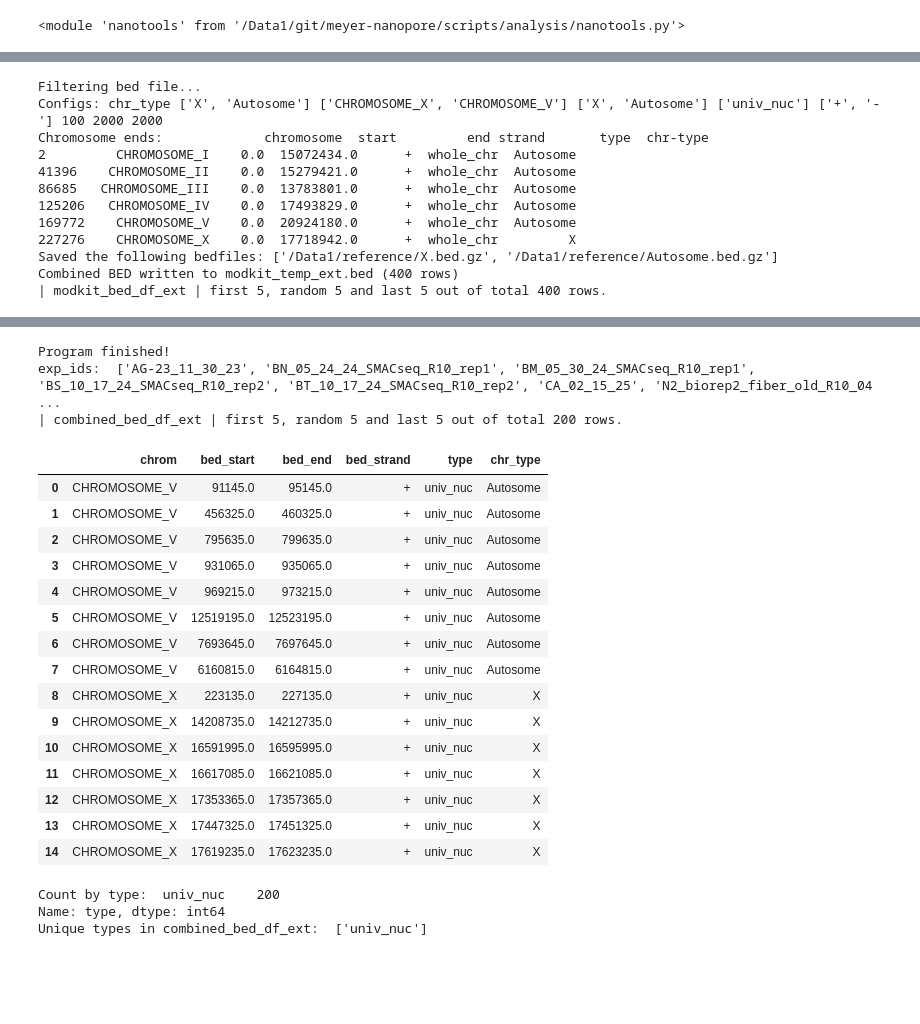
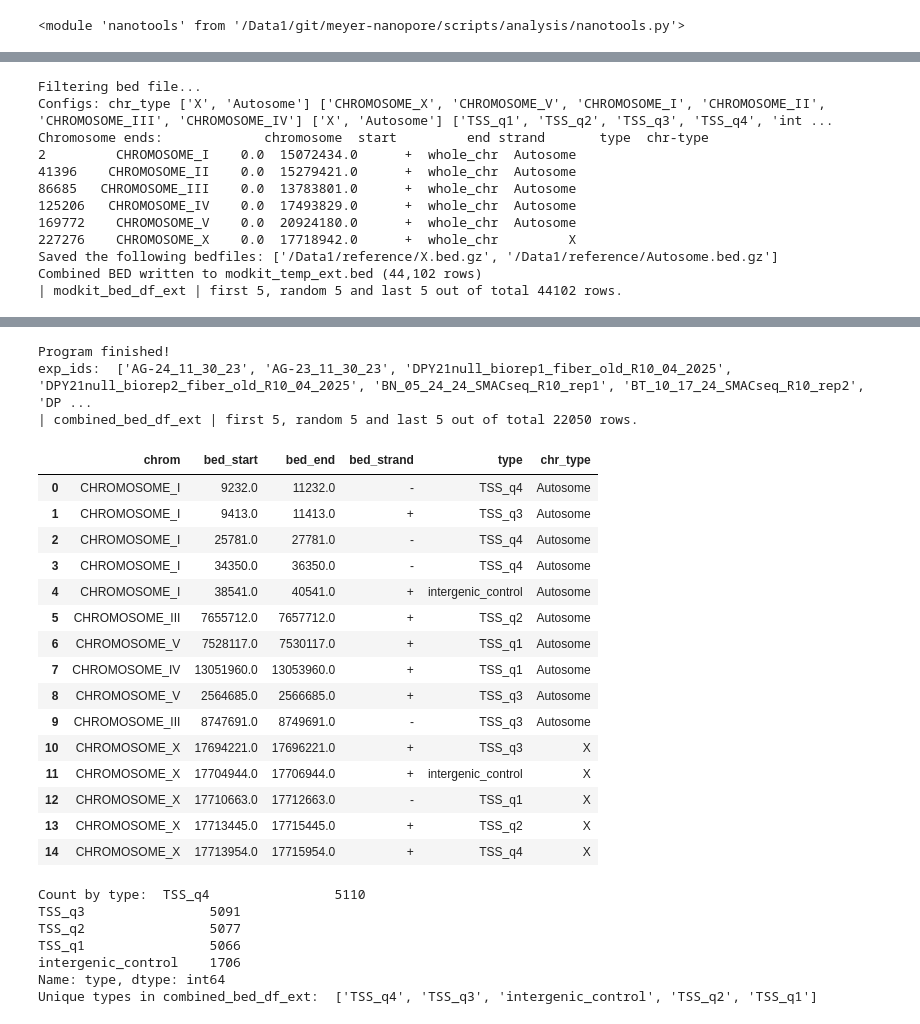
Before and after one commit to the-meyer-lab/meyer-nanopore, a Jupyter notebook: scripts/analysis/fiber_chip_replication_8_18_2025.1.ipynb, the cells around one changed output, grey strips where cells are left out. Saved outputs shown, nothing was run; the diff lists cells and outputs as text; code cells hidden in the pictures; blank space fills up the shorter version.

```diff
--- a/scripts/analysis/fiber_chip_replication_8_18_2025.1.ipynb
+++ b/scripts/analysis/fiber_chip_replication_8_18_2025.1.ipynb
@@ -66,11 +66,11 @@ analysis_cond = [
     "N2_old_R10",
     "N2_young_R10",
     "N2_mid_R10",
-    "SDC2deg_comb_R10",
+    "SDC2deg_old_R10",
     "SDC3deg_old_R10",
-    "DPY27deg_comb_R10",
-    "DPY21null_comb_R10",
-
+    "DPY27deg_old_R10",
+    "DPY21null_old_R10",
+    "DPY21jmjc_old_R10"
     #"N2_rep1",
     #"N2_rep2",
     #"N2_rep3",
@@ -131,6 +131,11 @@ if compare_type == "COND":
     input_metadata = pd.read_csv("/Data1/git/meyer-nanopore/scripts/bam_input_metadata_8_18_2025_COND_estim.txt", sep="\t", header=0)
 else:
     input_metadata = pd.read_csv("/Data1/git/meyer-nanopore/scripts/bam_input_metadata_4_28_2025_BATCH.txt", sep="\t", header=0)
+
+# Print subset of dataframe where "conditions" contains "dpy21"
+print(input_metadata[input_metadata["conditions"].str.contains("dpy21", case=False, na=False)])
+
+
 # Set bam_files equal to list of items in column bam_files where conditions == N2_fiber
 bam_files = input_metadata[input_metadata["conditions"].isin(analysis_cond)]["bam_files"].tolist()
 ft_files = [x.replace(".bam", "_ftools0p8.bed") for x in bam_files]
@@ -187,7 +205,7 @@ chr_type_selected = ["X", "Autosome"]
 
 #
 
-type_selected = ["univ_nuc"]#,'nDCC1', 'nDCC10', 'nDCC11', 'nDCC12', 'nDCC13', 'nDCC14', 'nDCC15', 'nDCC16', 'nDCC17', 'nDCC18', 'nDCC19', 'nDCC2', 'nDCC20', 'nDCC21', 'nDCC22', 'nDCC23', 'nDCC3', 'nDCC4', 'nDCC5', 'nDCC6', 'nDCC7', 'nDCC8', 'nDCC9', 'Prex1', 'Prex11', 'Prex14', 'Prex15', 'Prex16', 'Prex2', 'Prex20', 'Prex21', 'Prex22', 'Prex23', 'Prex25', 'Prex26', 'Prex27', 'Prex3', 'Prex30', 'Prex31', 'Prex6', 'Prex7', 'rex1', 'rex14', 'rex16', 'rex17', 'rex18', 'rex19', 'rex2', 'rex20', 'rex21', 'rex23', 'rex24', 'rex25', 'rex26', 'rex27', 'rex28', 'rex29', 'rex3', 'rex31', 'rex32', 'rex33', 'rex34', 'rex35', 'rex36', 'rex37', 'rex38', 'rex39', 'rex4', 'rex40', 'rex41', 'rex42', 'rex43', 'rex44', 'rex45', 'rex46', 'rex47', 'rex48', 'rex5', 'rex6', 'rex7', 'rex8']
+type_selected = ["TSS_q1","TSS_q2","TSS_q3","TSS_q4","intergenic_control"]#["intergenic_control","univ_nuc",'nDCC1', 'nDCC10', 'nDCC11', 'nDCC12', 'nDCC13', 'nDCC14', 'nDCC15', 'nDCC16', 'nDCC17', 'nDCC18', 'nDCC19', 'nDCC2', 'nDCC20', 'nDCC21', 'nDCC22', 'nDCC23', 'nDCC3', 'nDCC4', 'nDCC5', 'nDCC6', 'nDCC7', 'nDCC8', 'nDCC9', 'Prex1', 'Prex11', 'Prex14', 'Prex15', 'Prex16', 'Prex2', 'Prex20', 'Prex21', 'Prex22', 'Prex23', 'Prex25', 'Prex26', 'Prex27', 'Prex3', 'Prex30', 'Prex31', 'Prex6', 'Prex7', 'rex1', 'rex14', 'rex16', 'rex17', 'rex18', 'rex19', 'rex2', 'rex20', 'rex21', 'rex23', 'rex24', 'rex25', 'rex26', 'rex27', 'rex28', 'rex29', 'rex3', 'rex31', 'rex32', 'rex33', 'rex34', 'rex35', 'rex36', 'rex37', 'rex38', 'rex39', 'rex4', 'rex40', 'rex41', 'rex42', 'rex43', 'rex44', 'rex45', 'rex46', 'rex47', 'rex48', 'rex5', 'rex6', 'rex7', 'rex8']
 
 #"LMN1_only_damID","EMR1_only_damID","her-1_FULL","sex-1_FULL"
 #,"DPY27_chip_q2","DPY27_chip_q3","DPY27_chip_q4","intergenic_control"
@@ -196,17 +214,17 @@ type_selected = ["univ_nuc"]#,'nDCC1', 'nDCC10', 'nDCC11', 'nDCC12', 'nDCC13', '
 # ATAC_seq_EXCL_dpy27_ol100 | ATAC_seq;DPY27_ol100
 # "motif_weak_dcc_1","motif_weak_dcc_2","motif_weak_dcc_3","motif_weak_dcc_4","motif_weak_dcc_5","motif_weak_dcc_6","motif_weak_dcc_7","motif_weak_dcc_8","motif_weak_dcc_9","motif_weak_dcc_10"
 
-max_regions = 100 # max regions to consider; 0 = full set;
-chromosome_selected = ["CHROMOSOME_X","CHROMOSOME_V"]#,"CHROMOSOME_I", "CHROMOSOME_II", "CHROMOSOME_III", "CHROMOSOME_IV"]
+max_regions = 0 # max regions to consider; 0 = full set;
+chromosome_selected = ["CHROMOSOME_X","CHROMOSOME_V","CHROMOSOME_I", "CHROMOSOME_II", "CHROMOSOME_III", "CHROMOSOME_IV"]
 strand_selected = ["+","-"] #+ and/or -
 select_opp_strand = True #If you want to select both + and - strands for all regions set to True
 down_sample_autosome = False # If you want to downsample autosome genes to match number of X genes set to True
 if chr_type_selected == ["X"]:
     down_sample_autosome = False
 bed_file = "/Data1/reference/tss_tes_rex_combined_v30_WS235.bed"
-bed_window = 2000   # +/- around bed elements.
-intergenic_window = 2000 # +/- around intergenic regions
-num_bins = 1000 #bins for metagene plot
+bed_window = 1000   # +/- around bed elements.
+intergenic_window = 1000 # +/- around intergenic regions
+num_bins = 400 #bins for metagene plot
 mods = "a" # {A,CG,A+CG}
 if sample_source == "chr_type":
     selection = chr_type_selected
@@ -272,7 +290,7 @@ if not bed_path.exists():
 print("Unique types in combined_bed_df_ext: ", combined_bed_df_ext["type"].unique().tolist())
 # %% [output]
 Filtering bed file...
-Configs: chr_type ['X', 'Autosome'] ['CHROMOSOME_X', 'CHROMOSOME_V'] ['X', 'Autosome'] ['univ_nuc'] ['+', '-'] 100 2000 2000
+Configs: chr_type ['X', 'Autosome'] ['CHROMOSOME_X', 'CHROMOSOME_V', 'CHROMOSOME_I', 'CHROMOSOME_II', 'CHROMOSOME_III', 'CHROMOSOME_IV'] ['X', 'Autosome'] ['TSS_q1', 'TSS_q2', 'TSS_q3', 'TSS_q4', 'int ...
 Chromosome ends:             chromosome  start         end strand       type  chr-type
 2         CHROMOSOME_I    0.0  15072434.0      +  whole_chr  Autosome
 41396    CHROMOSOME_II    0.0  15279421.0      +  whole_chr  Autosome
@@ -281,6 +299,6 @@ Chromosome ends:             chromosome  start         end strand       type  ch
 169772    CHROMOSOME_V    0.0  20924180.0      +  whole_chr  Autosome
 227276    CHROMOSOME_X    0.0  17718942.0      +  whole_chr         X
 Saved the following bedfiles: ['/Data1/reference/X.bed.gz', '/Data1/reference/Autosome.bed.gz']
-Combined BED written to modkit_temp_ext.bed (400 rows)
-| modkit_bed_df_ext | first 5, random 5 and last 5 out of total 400 rows.
+Combined BED written to modkit_temp_ext.bed (44,102 rows)
+| modkit_bed_df_ext | first 5, random 5 and last 5 out of total 44102 rows.
 |  | 0 | 1 | 2 | 3 | 4 | 5 |
@@ -302,25 +320,29 @@ Combined BED written to modkit_temp_ext.bed (400 rows)
 Program finished!
-exp_ids:  ['AG-23_11_30_23', 'BN_05_24_24_SMACseq_R10_rep1', 'BM_05_30_24_SMACseq_R10_rep1', 'BS_10_17_24_SMACseq_R10_rep2', 'BT_10_17_24_SMACseq_R10_rep2', 'CA_02_15_25', 'N2_biorep2_fiber_old_R10_04 ...
-| combined_bed_df_ext | first 5, random 5 and last 5 out of total 200 rows.
+exp_ids:  ['AG-24_11_30_23', 'AG-23_11_30_23', 'DPY21null_biorep1_fiber_old_R10_04_2025', 'DPY21null_biorep2_fiber_old_R10_04_2025', 'BN_05_24_24_SMACseq_R10_rep1', 'BT_10_17_24_SMACseq_R10_rep2', 'DP ...
+| combined_bed_df_ext | first 5, random 5 and last 5 out of total 22050 rows.
 |  | chrom | bed_start | bed_end | bed_strand | type | chr_type |
-| 0 | CHROMOSOME_V | 91145.0 | 95145.0 | + | univ_nuc | Autosome |
-| 1 | CHROMOSOME_V | 456325.0 | 460325.0 | + | univ_nuc | Autosome |
-| 2 | CHROMOSOME_V | 795635.0 | 799635.0 | + | univ_nuc | Autosome |
-| 3 | CHROMOSOME_V | 931065.0 | 935065.0 | + | univ_nuc | Autosome |
-| 4 | CHROMOSOME_V | 969215.0 | 973215.0 | + | univ_nuc | Autosome |
-| 5 | CHROMOSOME_V | 12519195.0 | 12523195.0 | + | univ_nuc | Autosome |
-| 6 | CHROMOSOME_V | 7693645.0 | 7697645.0 | + | univ_nuc | Autosome |
-| 7 | CHROMOSOME_V | 6160815.0 | 6164815.0 | + | univ_nuc | Autosome |
-| 8 | CHROMOSOME_X | 223135.0 | 227135.0 | + | univ_nuc | X |
-| 9 | CHROMOSOME_X | 14208735.0 | 14212735.0 | + | univ_nuc | X |
-| 10 | CHROMOSOME_X | 16591995.0 | 16595995.0 | + | univ_nuc | X |
-| 11 | CHROMOSOME_X | 16617085.0 | 16621085.0 | + | univ_nuc | X |
-| 12 | CHROMOSOME_X | 17353365.0 | 17357365.0 | + | univ_nuc | X |
-| 13 | CHROMOSOME_X | 17447325.0 | 17451325.0 | + | univ_nuc | X |
-| 14 | CHROMOSOME_X | 17619235.0 | 17623235.0 | + | univ_nuc | X |
+| 0 | CHROMOSOME_I | 9232.0 | 11232.0 | - | TSS_q4 | Autosome |
+| 1 | CHROMOSOME_I | 9413.0 | 11413.0 | + | TSS_q3 | Autosome |
+| 2 | CHROMOSOME_I | 25781.0 | 27781.0 | - | TSS_q4 | Autosome |
+| 3 | CHROMOSOME_I | 34350.0 | 36350.0 | - | TSS_q4 | Autosome |
+| 4 | CHROMOSOME_I | 38541.0 | 40541.0 | + | intergenic_control | Autosome |
+| 5 | CHROMOSOME_III | 7655712.0 | 7657712.0 | + | TSS_q2 | Autosome |
+| 6 | CHROMOSOME_V | 7528117.0 | 7530117.0 | + | TSS_q1 | Autosome |
+| 7 | CHROMOSOME_IV | 13051960.0 | 13053960.0 | + | TSS_q1 | Autosome |
+| 8 | CHROMOSOME_V | 2564685.0 | 2566685.0 | + | TSS_q3 | Autosome |
+| 9 | CHROMOSOME_III | 8747691.0 | 8749691.0 | - | TSS_q3 | Autosome |
+| 10 | CHROMOSOME_X | 17694221.0 | 17696221.0 | + | TSS_q3 | X |
+| 11 | CHROMOSOME_X | 17704944.0 | 17706944.0 | + | intergenic_control | X |
+| 12 | CHROMOSOME_X | 17710663.0 | 17712663.0 | - | TSS_q1 | X |
+| 13 | CHROMOSOME_X | 17713445.0 | 17715445.0 | + | TSS_q2 | X |
+| 14 | CHROMOSOME_X | 17713954.0 | 17715954.0 | + | TSS_q4 | X |
-Count by type:  univ_nuc    200
+Count by type:  TSS_q4                5110
+TSS_q3                5091
+TSS_q2                5077
+TSS_q1                5066
+intergenic_control    1706
 Name: type, dtype: int64
-Unique types in combined_bed_df_ext:  ['univ_nuc']
+Unique types in combined_bed_df_ext:  ['TSS_q4', 'TSS_q3', 'intergenic_control', 'TSS_q2', 'TSS_q1']
 # %%
 # ─────────────── Cell 2: full parity motif injection + exhaustive debug ───────────────
 # Effects:
```
Also changed, not shown: parts of 27 cells of this notebook.
